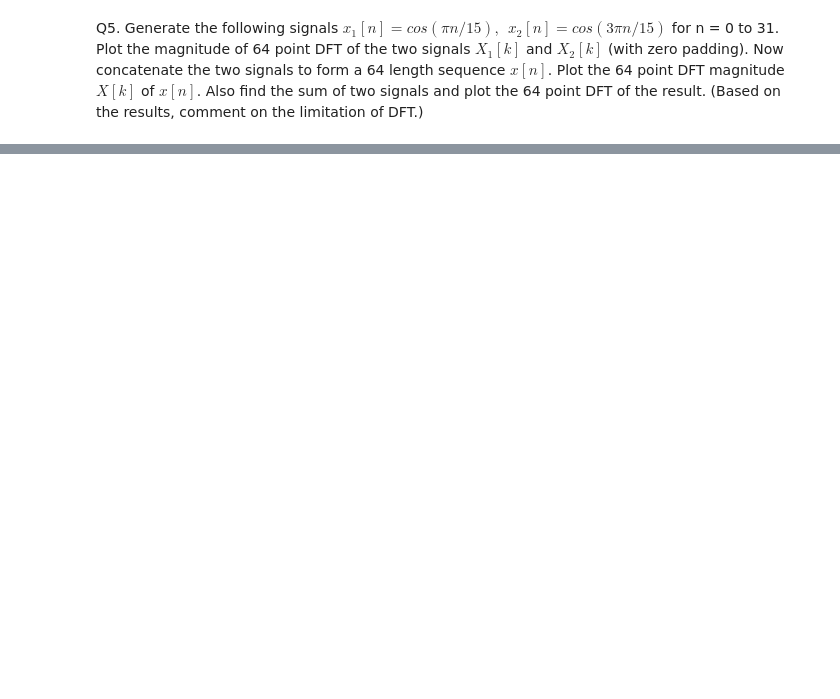
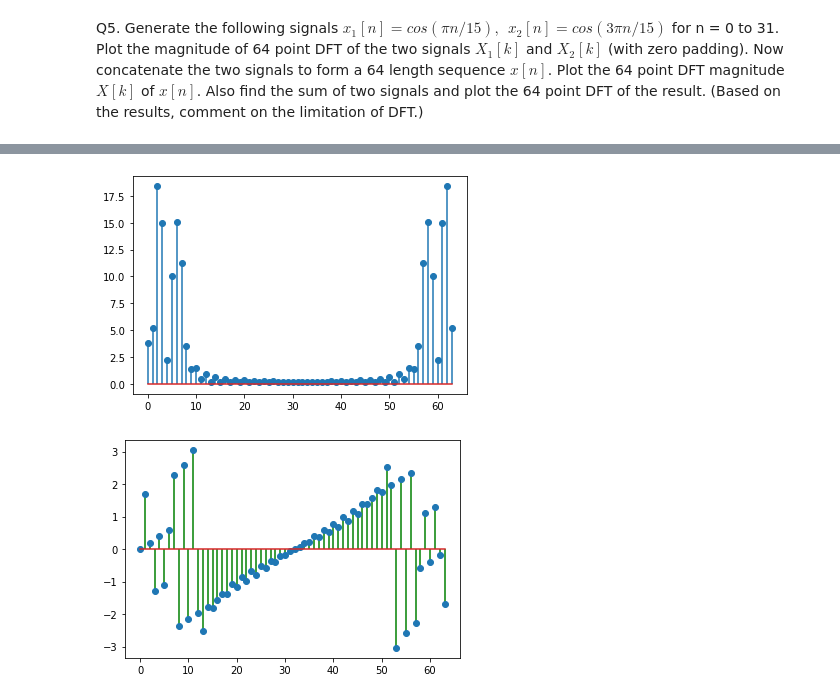
Before and after one commit to the-pinbo/EC211, a Jupyter notebook: LastLab/DFT.ipynb, the cells around one changed output, grey strips where cells are left out. Saved outputs shown, nothing was run; the diff lists cells and outputs as text; code cells hidden in the pictures; blank space fills up the shorter version.

```diff
--- a/LastLab/DFT.ipynb
+++ b/LastLab/DFT.ipynb
@@ -294,2 +294,25 @@ plt.show()
 # %% [markdown]
 Q5. Generate the following signals $x_1[n] = cos({\pi}n/15),~~x_2[n] = cos(3{\pi}n/15)$ for n = 0 to 31. Plot the magnitude of 64 point DFT of the two signals $X_1[k]$ and $X_2[k]$ (with zero padding). Now concatenate the two signals to form a 64 length sequence $x[n]$. Plot the 64 point DFT magnitude $X[k]$ of $x[n]$. Also find the sum of two signals and plot the 64 point DFT of the result. (Based on the results, comment on the limitation of DFT.)
+# %%
+N = np.arange(0,64)
+n = np.arange(0,32)
+x1 = np.cos(np.pi*n/15)
+y1 = np.append(x1,np.zeros(32))
+x2 = np.cos(3*np.pi*n/15)
+y2 = np.append(x2,np.zeros(32))
+
+X1 = np.fft.fft(y1,64)
+plt.stem(N,abs(X1))
+plt.show()
+
+angles = np.angle(X1)
+plt.stem(N,angles,'g')
+plt.show()
+
+X2 = np.fft.fft(y2,64)
+plt.stem(N,abs(X2))
+plt.show()
+
+angles = np.angle(X2)
+plt.stem(N,angles,'g')
+plt.show()
@@ -295,0 +324,12 @@ Q5. Generate the following signals $x_1[n] = cos({\pi}n/15),~~x_2[n] = cos(3{\pi
+# %%
+x = np.concatenate((x1,x2))
+X = np.fft.fft(x,64)
+plt.stem(N,abs(X))
+plt.show()
+
+angles = np.angle(X)
+plt.stem(N,angles,'g')
+plt.show()
+# %% [output]
+[figure, added]
+[figure, added]
```
Also changed, not shown: parts of 3 cells of this notebook.
